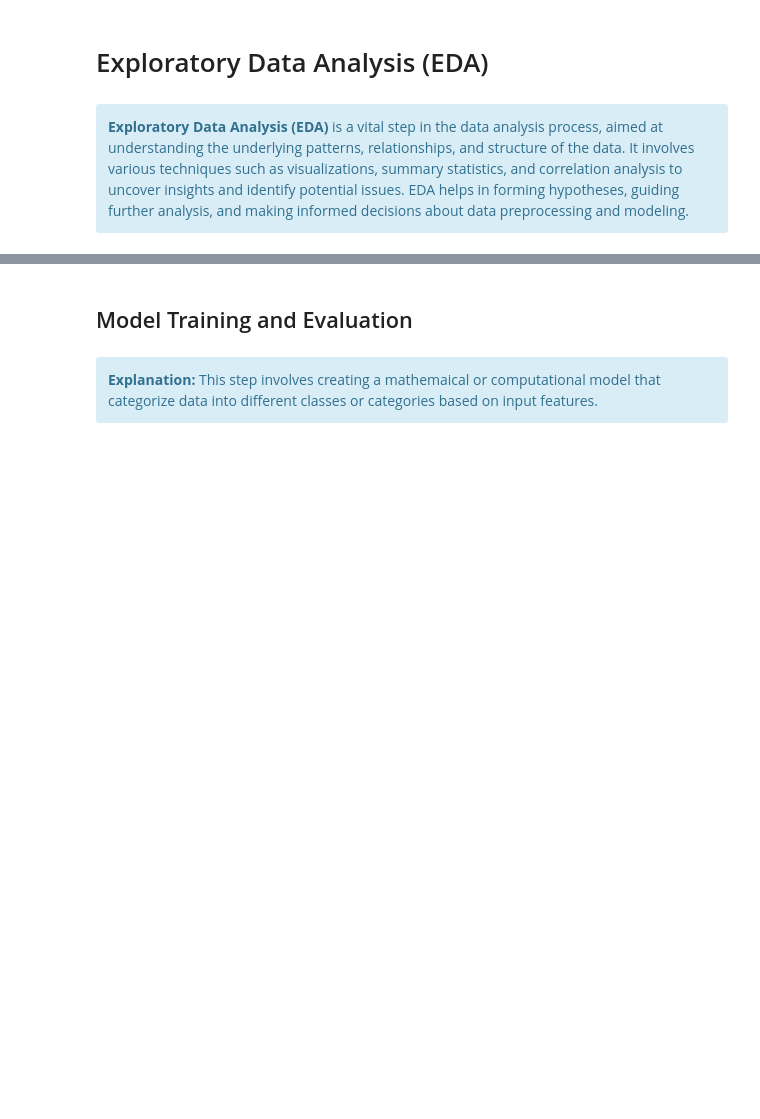
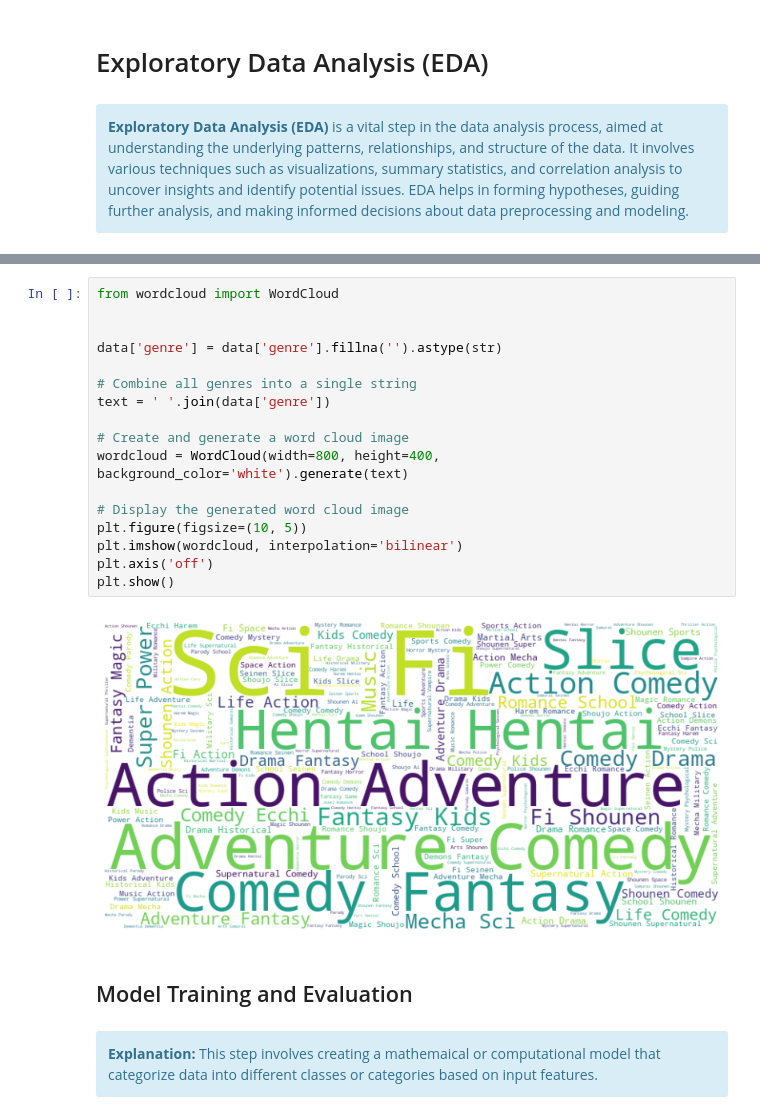
Before and after one commit to Refilwemasapu/Unsupervised-Learning_EG1, a Jupyter notebook: Unsupervised_Learning.ipynb, the cells around one changed output, grey strips where cells are left out. Cells and saved outputs as stored; diff of their text form; blank space fills up the shorter version.

```diff
--- a/Unsupervised_Learning.ipynb
+++ b/Unsupervised_Learning.ipynb
@@ -449,3 +426,22 @@ plt.show()
+# %%
+from wordcloud import WordCloud
+
+
+data['genre'] = data['genre'].fillna('').astype(str)
+
+# Combine all genres into a single string
+text = ' '.join(data['genre'])
+
+# Create and generate a word cloud image
+wordcloud = WordCloud(width=800, height=400, background_color='white').generate(text)
+
+# Display the generated word cloud image
+plt.figure(figsize=(10, 5))
+plt.imshow(wordcloud, interpolation='bilinear')
+plt.axis('off')
+plt.show()
+# %% [output]
+[figure, added]
 # %% [markdown]
 ## Model Training and Evaluation <a id="chapter7"><a>
 # %% [markdown]
```
Also changed, not shown: parts of 11 cells of this notebook, 1 other file.
